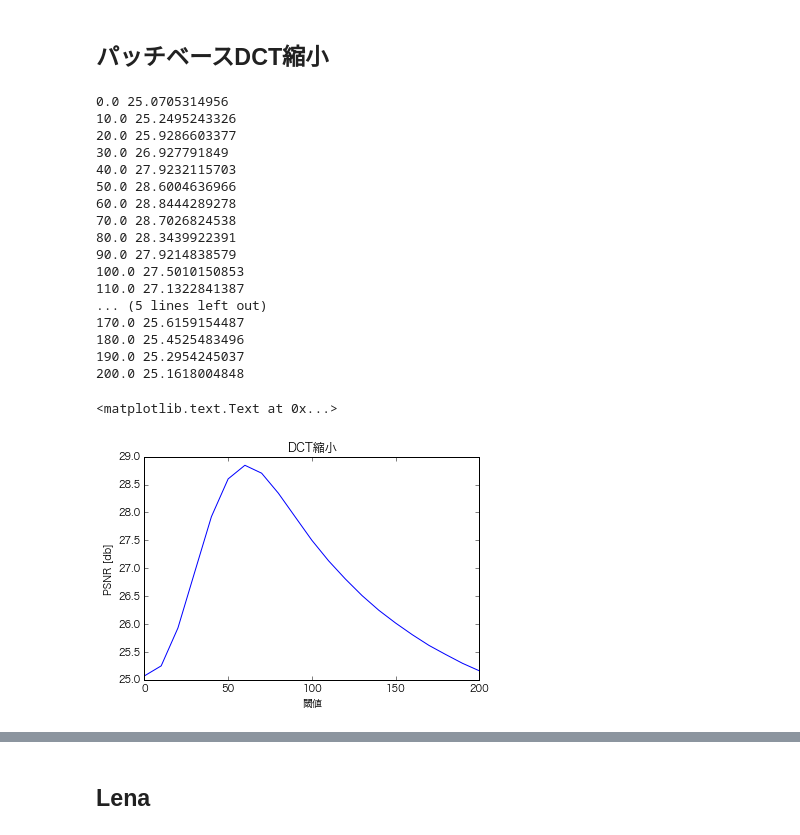
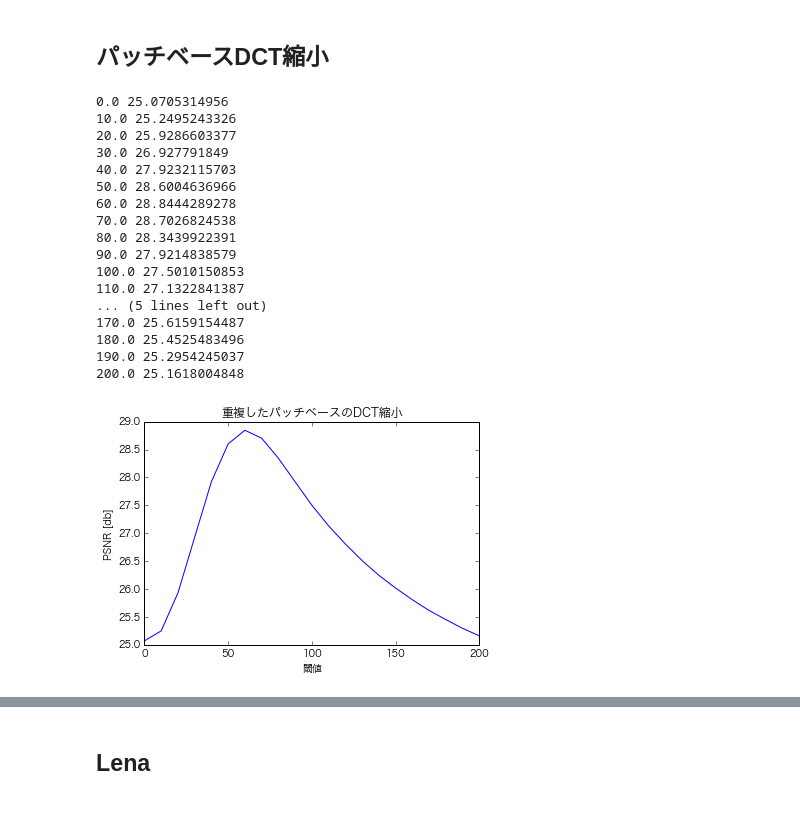
Before and after one commit to kibo35/sparse-modeling, a Jupyter notebook: ch14-01.ipynb, the cells around one changed output, grey strips where cells are left out. Saved outputs shown, nothing was run; the diff lists cells and outputs as text; code cells hidden in the pictures.

```diff
--- a/ch14-01.ipynb
+++ b/ch14-01.ipynb
@@ -132,33 +128,33 @@ for t in np.linspace(0, 200, 21):
     print(t, opt)
     log.append(opt)
     if opt > opt_max:
         recon_max = recon.copy()
         opt_max = opt
 
 recon_dct_shrink = recon_max.copy()
 recon_dct_shrink.tofile('recon_dct_shrink')
 
 plt.plot(np.linspace(0, 200, 21), log)
 plt.ylabel('PSNR [db]')
 plt.xlabel('閾値')
-plt.title('DCT縮小')
+plt.title('重複したパッチベースのDCT縮小')
+plt.savefig('dct_shrinkage_threshold.png', dpi=220)
 # %% [output]
 0.0 25.0705314956
 10.0 25.2495243326
 20.0 25.9286603377
 30.0 26.927791849
 40.0 27.9232115703
 50.0 28.6004636966
 60.0 28.8444289278
 70.0 28.7026824538
 80.0 28.3439922391
 90.0 27.9214838579
 100.0 27.5010150853
 110.0 27.1322841387
 ... (5 lines left out)
 170.0 25.6159154487
 180.0 25.4525483496
 190.0 25.2954245037
 200.0 25.1618004848
-<matplotlib.text.Text at 0x...>
-[figure, old version]
+[figure, new version]
```
Also changed, not shown: parts of 12 cells of this notebook, 21 other files.
